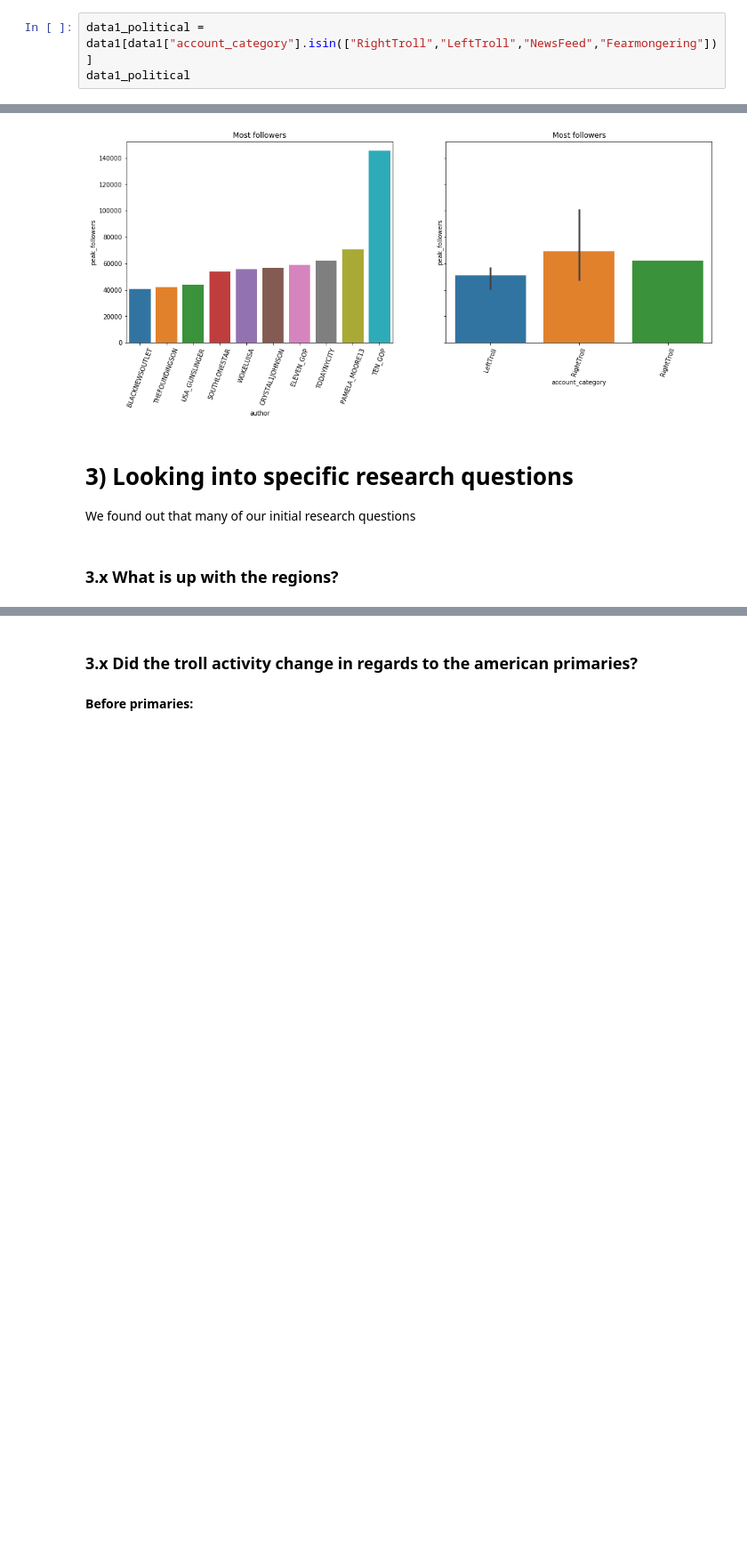
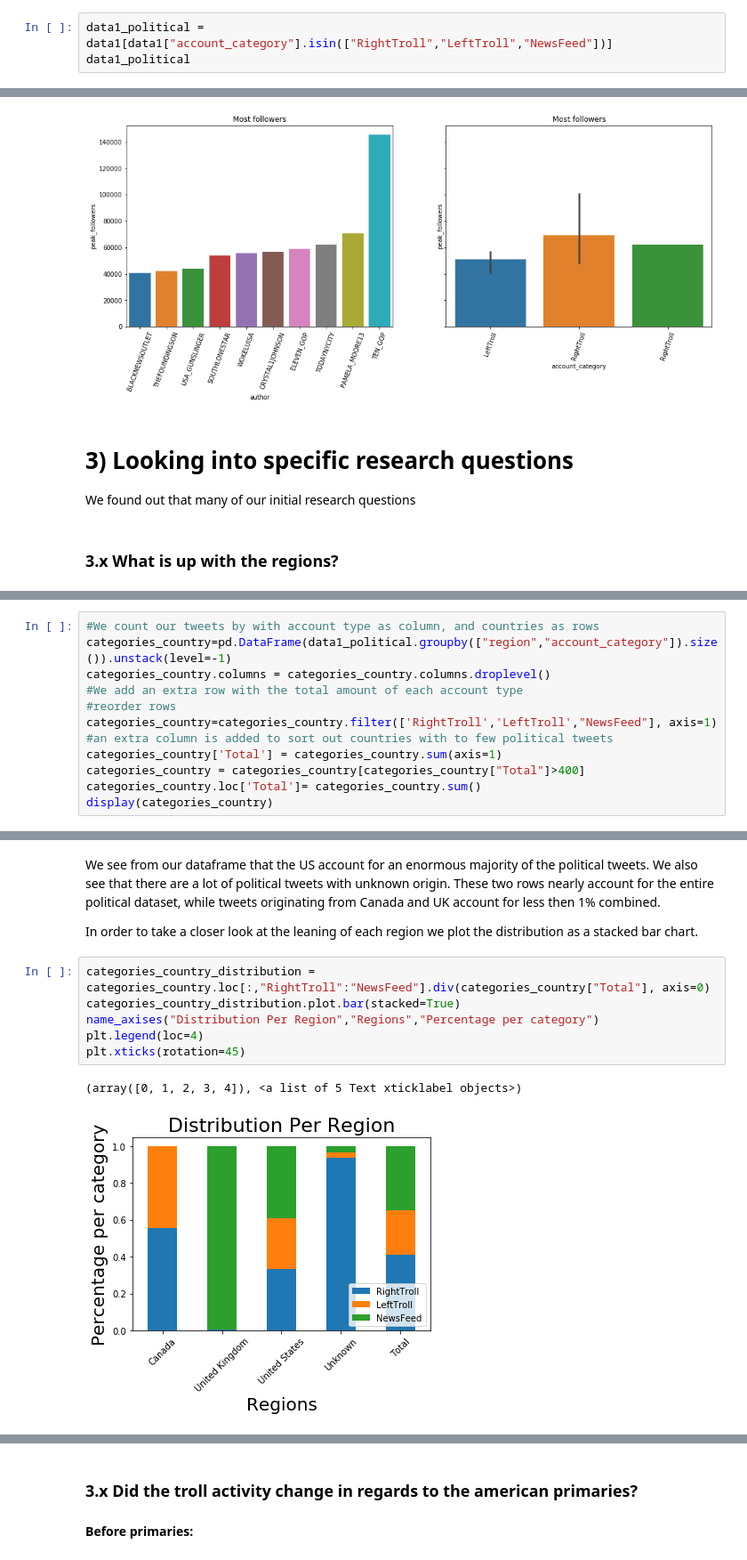
Before and after one commit to haakonms/ADAproject, a Jupyter notebook: Milestone2.ipynb, the cells around one changed output, grey strips where cells are left out. Shown: that part at 89% size. Saved outputs shown, nothing was run; the diff lists cells and outputs as text; blank space fills up the shorter version.

Commit message:
Update Milestone2.ipynb
Distribution per region added

```diff
--- a/Milestone2.ipynb
+++ b/Milestone2.ipynb
@@ -233,7 +237,7 @@ most_active_authors.tail(5)
 # %% [markdown]
 #### 2.1.x.x) Data sets tailored for specific themes.
 # %%
-data1_political = data1[data1["account_category"].isin(["RightTroll","LeftTroll","NewsFeed","Fearmongering"])]
+data1_political = data1[data1["account_category"].isin(["RightTroll","LeftTroll","NewsFeed"])]
 data1_political
 # %% [output]
 |  | external_author_id | author | content | region | language | publish_date | following | followers | updates | ... |
@@ -353,0 +361,12 @@ We found out that many of our initial research questions
+# %%
+#We count our tweets by with account type as column, and countries as rows
+categories_country=pd.DataFrame(data1_political.groupby(["region","account_category"]).size()).unstack(level=-1)
+categories_country.columns = categories_country.columns.droplevel()
+#We add an extra row with the total amount of each account type
+#reorder rows
+categories_country=categories_country.filter(['RightTroll','LeftTroll',"NewsFeed"], axis=1)
+#an extra column is added to sort out countries with to few political tweets
+categories_country['Total'] = categories_country.sum(axis=1)
+categories_country = categories_country[categories_country["Total"]>400]
+categories_country.loc['Total']= categories_country.sum()
+display(categories_country)
@@ -353,0 +381,13 @@ We found out that many of our initial research questions
+# %% [markdown]
+We see from our dataframe that the US account for an enormous majority of the political tweets. We also see that there are a lot of political tweets with unknown origin. These two rows nearly account for the entire political dataset, while tweets originating from Canada and UK account for less then 1% combined.
+
+In order to take a closer look at the leaning of each region we plot the distribution as a stacked bar chart.
+# %%
+categories_country_distribution = categories_country.loc[:,"RightTroll":"NewsFeed"].div(categories_country["Total"], axis=0)
+categories_country_distribution.plot.bar(stacked=True)
+name_axises("Distribution Per Region","Regions","Percentage per category")
+plt.legend(loc=4)
+plt.xticks(rotation=45)
+# %% [output]
+(array([0, 1, 2, 3, 4]), <a list of 5 Text xticklabel objects>)
+[figure, added]
```
Also changed, not shown: parts of 6 cells of this notebook.
